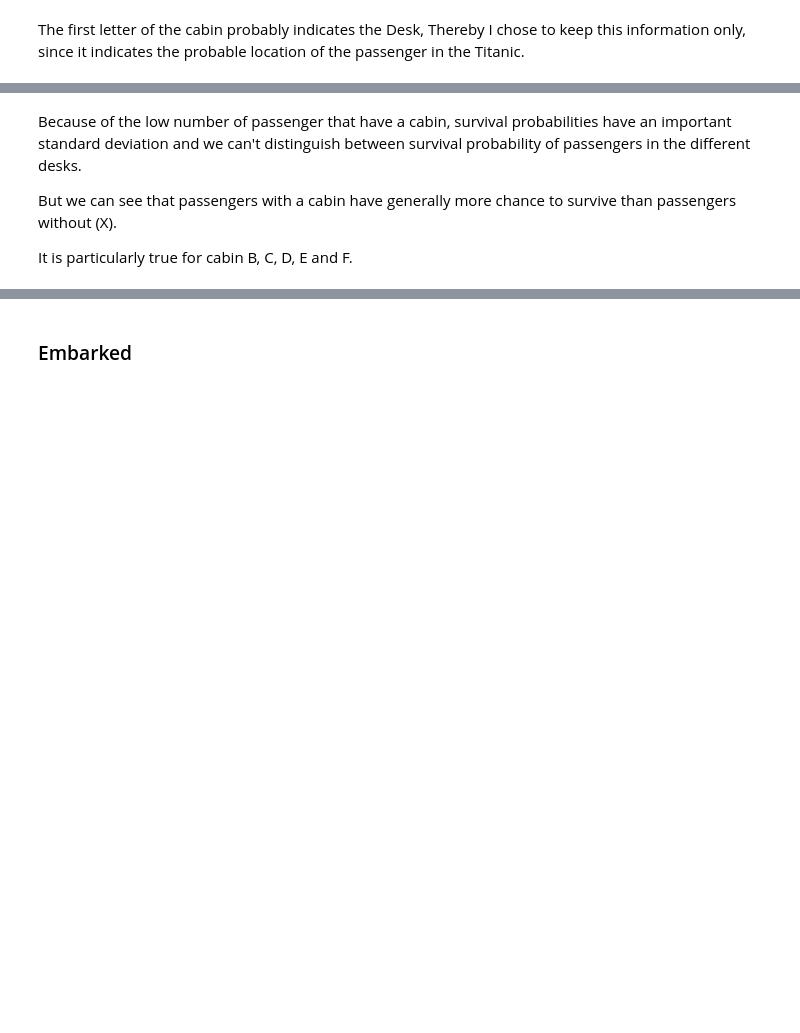
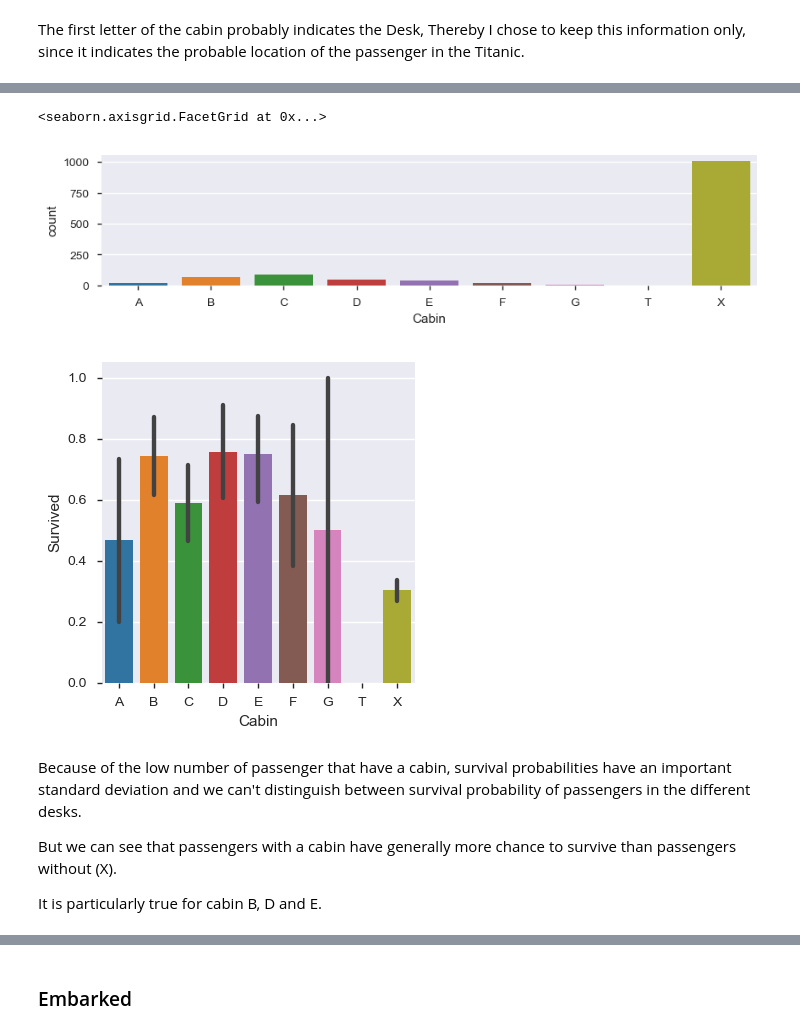
Before and after one commit to yanxiali/Titanic_Survival, a Jupyter notebook: Titanic_Survival.ipynb, the cells around one changed output, grey strips where cells are left out. Saved outputs shown, nothing was run; the diff lists cells and outputs as text; code cells hidden in the pictures; blank space fills up the shorter version.

```diff
--- a/Titanic_Survival.ipynb
+++ b/Titanic_Survival.ipynb
@@ -375,12 +551,18 @@ df.Cabin.head()
 # %%
-fig, (axis1, axis2) = plt.subplots(1,2, sharex=True, figsize=(10,2))
-sns.countplot(df["Cabin"], ax=axis1, order=['A','B','C','D','E','F','G','T','X'])
-sns.factorplot(y="Survived",x="Cabin", data=df,kind="bar", ax=axis2, order=['A','B','C','D','E','F','G','T','X'])
+#fig, (axis1, axis2) = plt.subplots(1,2, figsize=(10,2))
+fig, ax1 = plt.subplots(figsize=(10,2))
+sns.countplot(df["Cabin"], order=['A','B','C','D','E','F','G','T','X'], ax=ax1)
+#fig, ax2 = plt.subplots(figsize=(10,2))
+sns.factorplot(y="Survived",x="Cabin", data=df,kind="bar", order=['A','B','C','D','E','F','G','T','X'])
+# %% [output]
+<seaborn.axisgrid.FacetGrid at 0x...>
+[figure, added]
+[figure, added]
 # %% [markdown]
 Because of the low number of passenger that have a cabin, survival probabilities have an important standard deviation and we can't distinguish between survival probability of passengers in the different desks.
 
 But we can see that passengers with a cabin have generally more chance to survive than passengers without (X).
 
-It is particularly true for cabin B, C, D, E and F.
+It is particularly true for cabin B, D and E.
 # %%
 df = pd.get_dummies(df, columns = ["Cabin"],prefix="Cabin")
```
Also changed, not shown: parts of 150 cells of this notebook, 1 other file.
